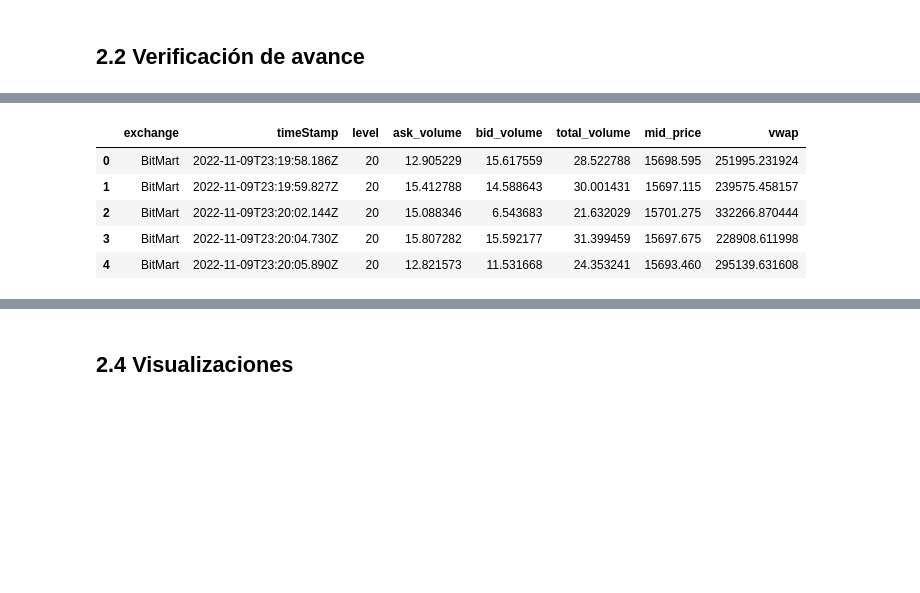
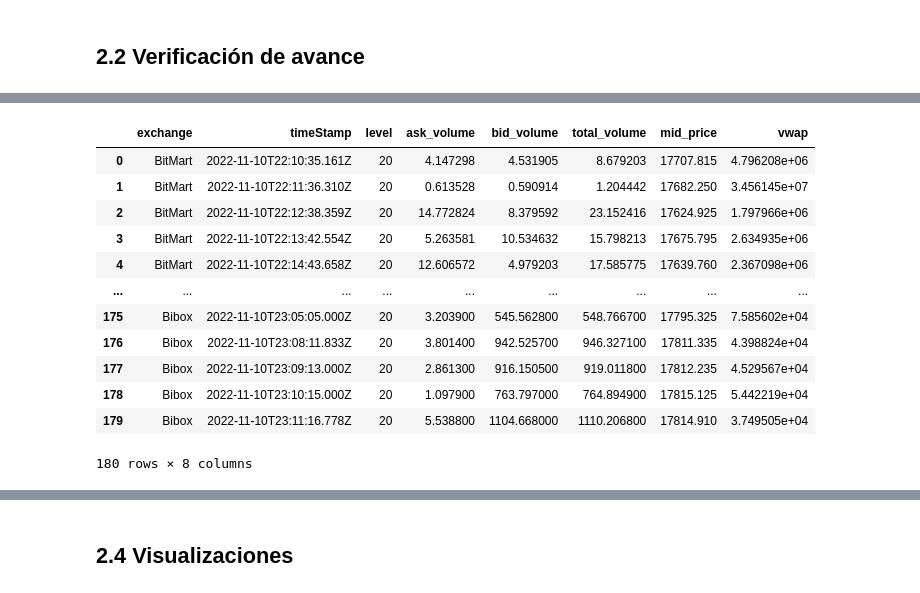
Before and after one commit to DayanaNavarro/Lab4_MYST, a Jupyter notebook: Borrador_lab4.ipynb, the cells around one changed output, grey strips where cells are left out. Cells and saved outputs as stored; diff of their text form; code cells hidden in the pictures; blank space fills up the shorter version.

```diff
--- a/Borrador_lab4.ipynb
+++ b/Borrador_lab4.ipynb
@@ -29,3 +31,3 @@ ob_c1=order_book(cryptos[0],seconds,exchanges)
 # %%
-ob_c2=order_book(cryptos[1],seconds,exchanges)
+ob_c2=order_book(cryptos[1],exchanges)
 # %%
@@ -35,7 +37,7 @@ def times(exchanges,data):
     exchange,times=[],[]
     for i in range(len(exchanges)):
         exchange.append([str(exchanges[i])]*seconds)
-        for j in range(seconds):
+        for j in range(len(data[0])):
             times.append(data[i][j]['datetime'])
     return times
 # %%
@@ -116,8 +157,8 @@ def verifavance2(data,limite,seconds,exchanges):
     df['total_volume']=df['ask_volume']+df['bid_volume']
     df['mid_price']=mid
     df['vwap']=sum(spread*df['total_volume'])/df['total_volume']
-    return df
+    return df, spread
 # %%
-vac1=verifavance2(ob_c1,limite,seconds,exchanges)
-vac2=verifavance2(ob_c2,limite,seconds,exchanges)
-vac3=verifavance2(ob_c3,limite,seconds,exchanges)
+vac1=verifavance2(ob_c1,limite,60,exchanges)
+vac2=verifavance2(ob_c2,limite,60,exchanges)
+vac3=verifavance2(ob_c3,limite,60,exchanges)
@@ -124,9 +181,16 @@ vac3=verifavance2(ob_c3,limite,seconds,exchanges)
 # %%
-vac2.head()
+vac2[0]
 # %% [output]
 |  | exchange | timeStamp | level | ask_volume | bid_volume | total_volume | mid_price | vwap |
-| 0 | BitMart | 2022-11-09T23:19:58.186Z | 20 | 12.905229 | 15.617559 | 28.522788 | 15698.595 | 251995.231924 |
-| 1 | BitMart | 2022-11-09T23:19:59.827Z | 20 | 15.412788 | 14.588643 | 30.001431 | 15697.115 | 239575.458157 |
-| 2 | BitMart | 2022-11-09T23:20:02.144Z | 20 | 15.088346 | 6.543683 | 21.632029 | 15701.275 | 332266.870444 |
-| 3 | BitMart | 2022-11-09T23:20:04.730Z | 20 | 15.807282 | 15.592177 | 31.399459 | 15697.675 | 228908.611998 |
-| 4 | BitMart | 2022-11-09T23:20:05.890Z | 20 | 12.821573 | 11.531668 | 24.353241 | 15693.460 | 295139.631608 |
+| 0 | BitMart | 2022-11-10T22:10:35.161Z | 20 | 4.147298 | 4.531905 | 8.679203 | 17707.815 | 4.796208e+06 |
+| 1 | BitMart | 2022-11-10T22:11:36.310Z | 20 | 0.613528 | 0.590914 | 1.204442 | 17682.250 | 3.456145e+07 |
+| 2 | BitMart | 2022-11-10T22:12:38.359Z | 20 | 14.772824 | 8.379592 | 23.152416 | 17624.925 | 1.797966e+06 |
+| 3 | BitMart | 2022-11-10T22:13:42.554Z | 20 | 5.263581 | 10.534632 | 15.798213 | 17675.795 | 2.634935e+06 |
+| 4 | BitMart | 2022-11-10T22:14:43.658Z | 20 | 12.606572 | 4.979203 | 17.585775 | 17639.760 | 2.367098e+06 |
+| ... | ... | ... | ... | ... | ... | ... | ... | ... |
+| 175 | Bibox | 2022-11-10T23:05:05.000Z | 20 | 3.203900 | 545.562800 | 548.766700 | 17795.325 | 7.585602e+04 |
+| 176 | Bibox | 2022-11-10T23:08:11.833Z | 20 | 3.801400 | 942.525700 | 946.327100 | 17811.335 | 4.398824e+04 |
+| 177 | Bibox | 2022-11-10T23:09:13.000Z | 20 | 2.861300 | 916.150500 | 919.011800 | 17812.235 | 4.529567e+04 |
+| 178 | Bibox | 2022-11-10T23:10:15.000Z | 20 | 1.097900 | 763.797000 | 764.894900 | 17815.125 | 5.442219e+04 |
+| 179 | Bibox | 2022-11-10T23:11:16.778Z | 20 | 5.538800 | 1104.668000 | 1110.206800 | 17814.910 | 3.749505e+04 |
+180 rows × 8 columns
```
Also changed, not shown: parts of 24 cells of this notebook.
